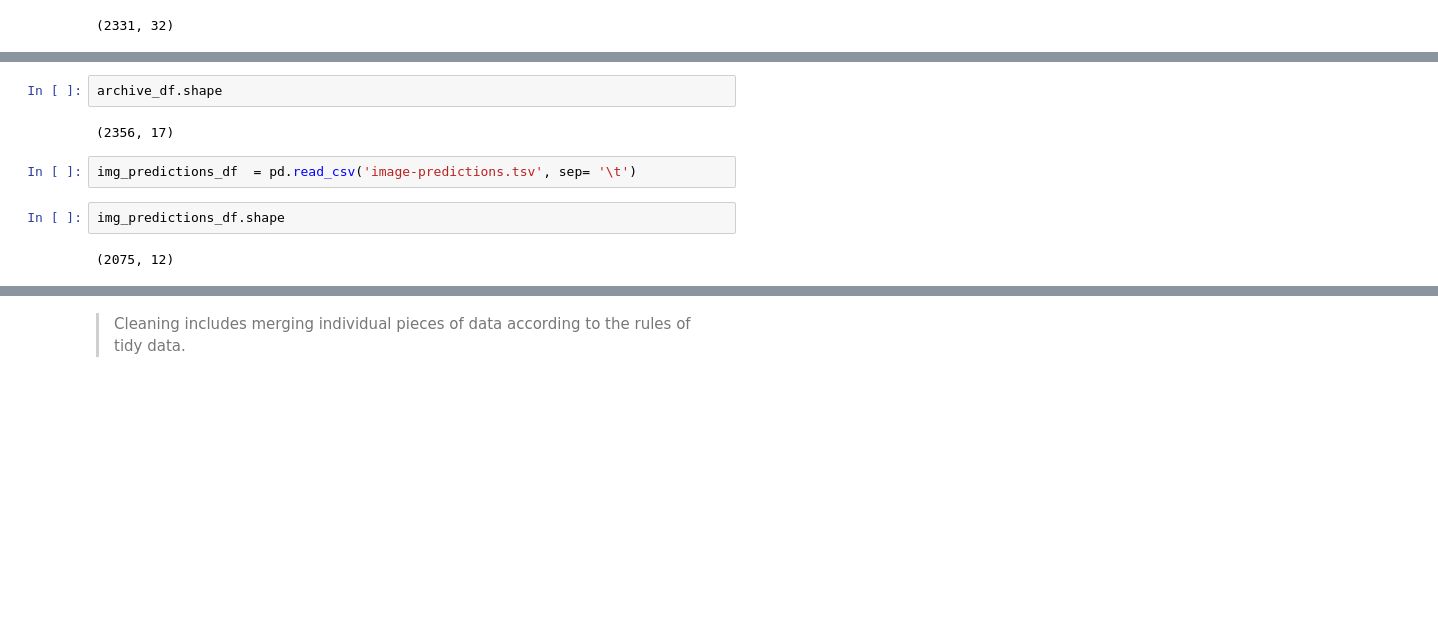
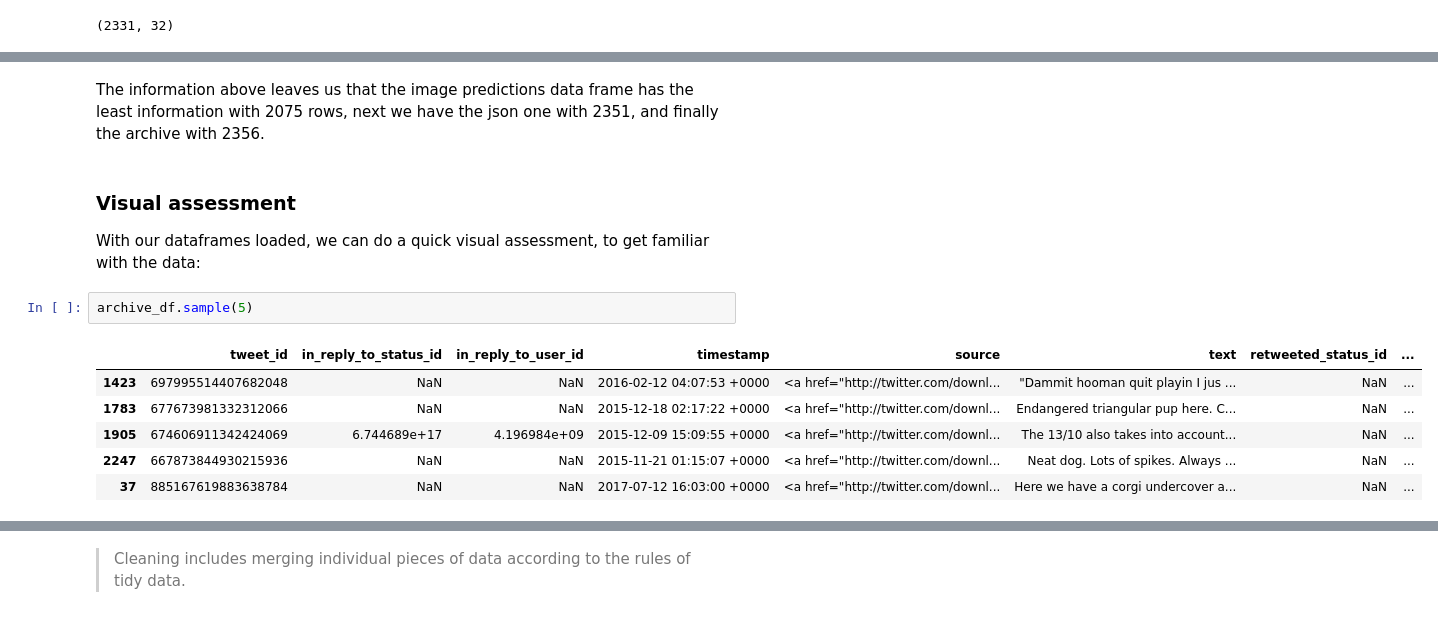
Before and after one commit to omendezmorales/Project4, a Jupyter notebook: wrangle_act.ipynb, the cells around one changed output, grey strips where cells are left out. Cells and saved outputs as stored; diff of their text form; blank space fills up the shorter version.

```diff
--- a/wrangle_act.ipynb
+++ b/wrangle_act.ipynb
@@ -77,10 +130,14 @@ memory usage: 313.0+ KB
-# %%
-archive_df.shape
-# %% [output]
-(2356, 17)
-# %%
-img_predictions_df  = pd.read_csv('image-predictions.tsv', sep= '\t')
-# %%
-img_predictions_df.shape
-# %% [output]
-(2075, 12)
+# %% [markdown]
+The information above leaves us that the image predictions data frame has the least information with 2075 rows, next we have the json one with 2351, and finally the archive with 2356.
+# %% [markdown]
+### Visual assessment ####
+With our dataframes loaded, we can do a quick visual assessment, to get familiar with the data:
+# %%
+archive_df.sample(5)
+# %% [output]
+|  | tweet_id | in_reply_to_status_id | in_reply_to_user_id | timestamp | source | text | retweeted_status_id | ... |
+| 1423 | 697995514407682048 | NaN | NaN | 2016-02-12 04:07:53 +0000 | <a href="http://twitter.com/downl... | "Dammit hooman quit playin I jus ... | NaN | ... |
+| 1783 | 677673981332312066 | NaN | NaN | 2015-12-18 02:17:22 +0000 | <a href="http://twitter.com/downl... | Endangered triangular pup here. C... | NaN | ... |
+| 1905 | 674606911342424069 | 6.744689e+17 | 4.196984e+09 | 2015-12-09 15:09:55 +0000 | <a href="http://twitter.com/downl... | The 13/10 also takes into account... | NaN | ... |
+| 2247 | 667873844930215936 | NaN | NaN | 2015-11-21 01:15:07 +0000 | <a href="http://twitter.com/downl... | Neat dog. Lots of spikes. Always ... | NaN | ... |
+| 37 | 885167619883638784 | NaN | NaN | 2017-07-12 16:03:00 +0000 | <a href="http://twitter.com/downl... | Here we have a corgi undercover a... | NaN | ... |
```
Also changed, not shown: parts of 32 cells of this notebook, 2 other files.
